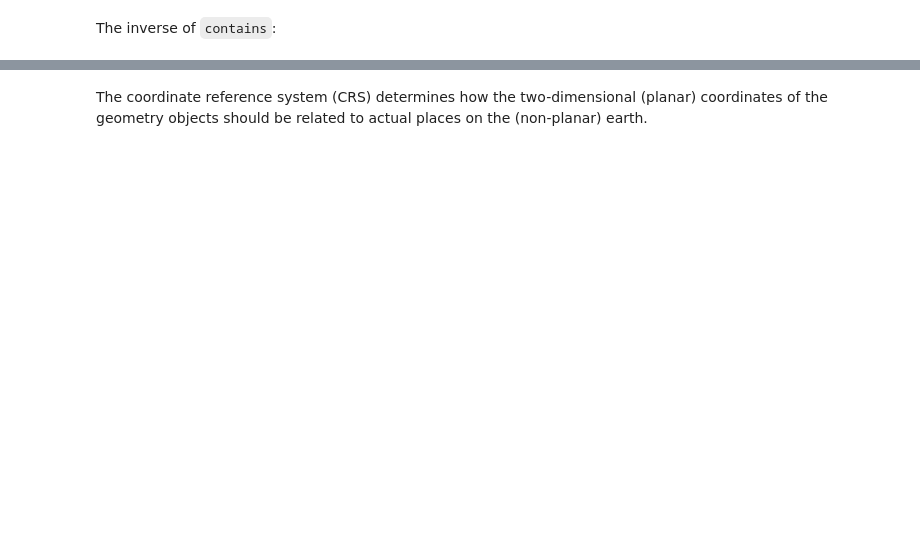
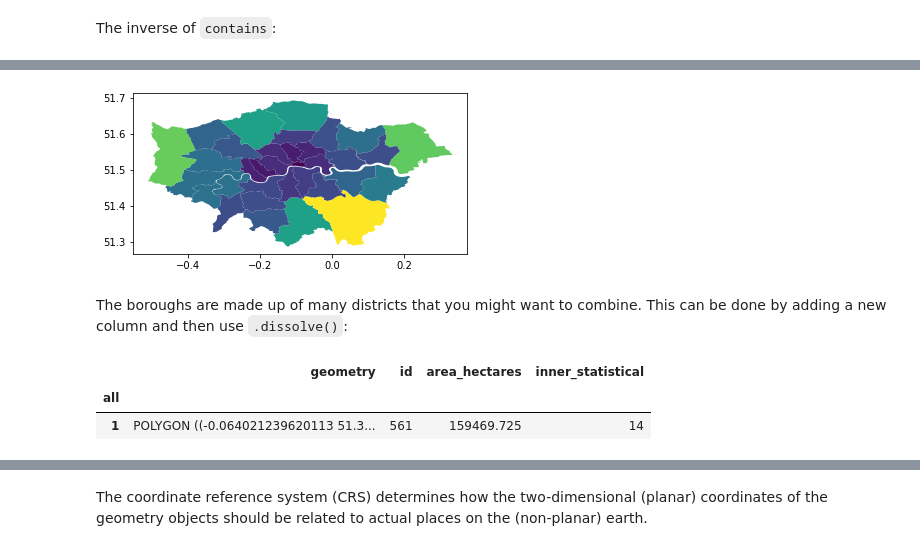
Before and after one commit to monocilindro/foss4g-geopandas, a Jupyter notebook: notebooks/2-geopandas-workshop.ipynb, the cells around one changed output, grey strips where cells are left out. Cells and saved outputs as stored; diff of their text form; code cells hidden in the pictures; blank space fills up the shorter version.

```diff
--- a/notebooks/2-geopandas-workshop.ipynb
+++ b/notebooks/2-geopandas-workshop.ipynb
@@ -276,0 +311,14 @@ The second thing you need to load data into the notebook is the below help funct
+# %%
+boroughs.plot(column='area_hectares');
+# %% [output]
+[figure, added]
+# %% [markdown]
+The boroughs are made up of many districts that you might want to combine. This can be done by adding a new column and then use `.dissolve()`:
+# %%
+boroughs['all'] = 1
+allboroughs = boroughs.dissolve(by='all',aggfunc='sum')
+allboroughs.head()
+# %% [output]
+|  | geometry | id | area_hectares | inner_statistical |
+| all |  |  |  |  |
+| 1 | POLYGON ((-0.064021239620113 51.3... | 561 | 159469.725 | 14 |
```
Also changed, not shown: parts of 171 cells of this notebook, 1 other file.
